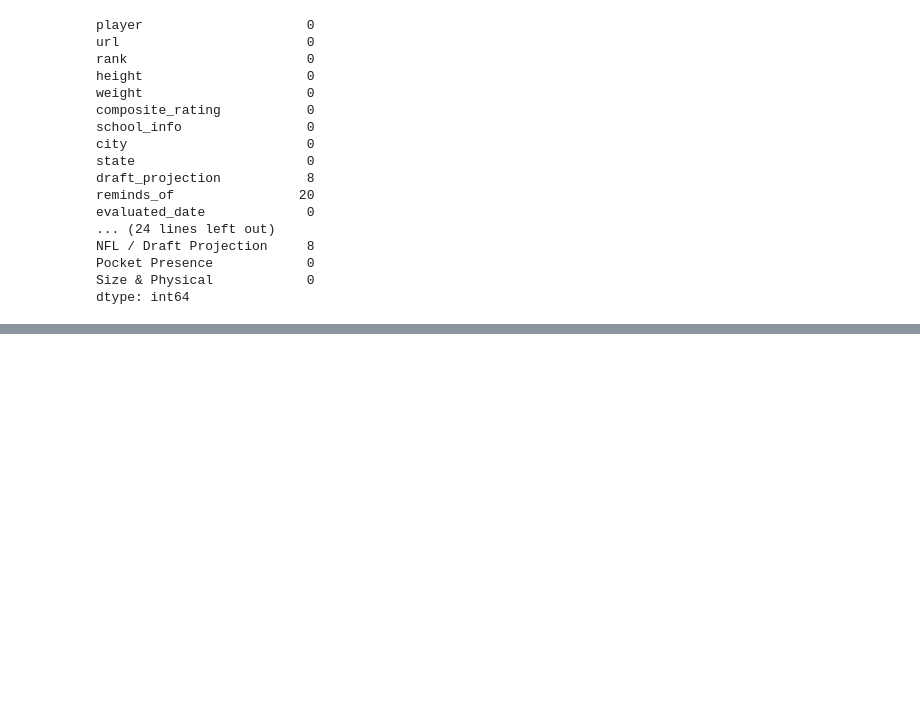
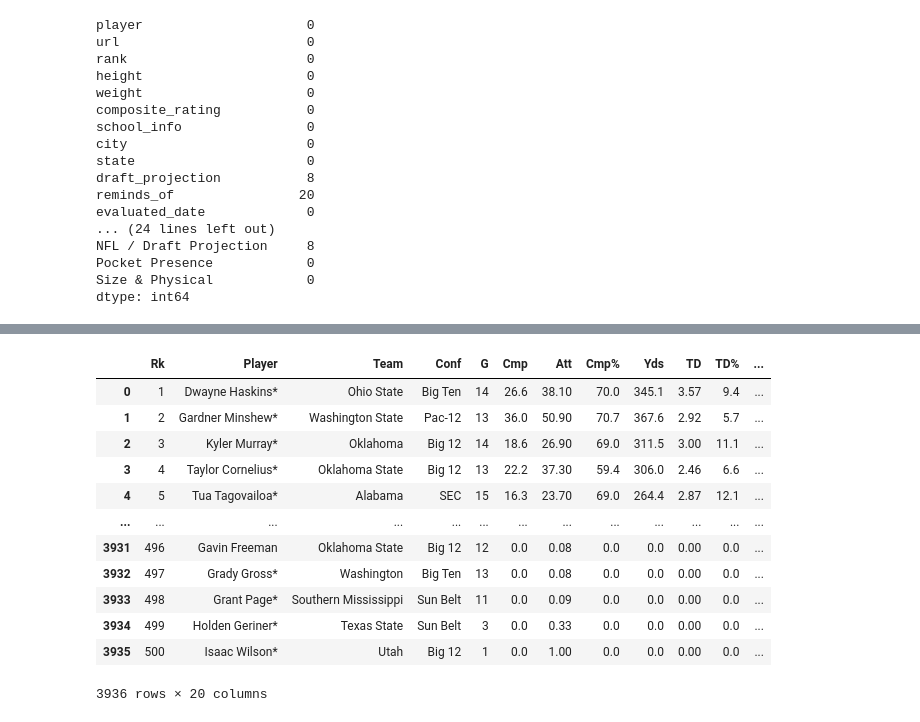
Before and after one commit to AJH456/Predicting_College_Football_Quarterback_Success, a Jupyter notebook: Code/Scouting_Report_Analysis.ipynb, the cells around one changed output, grey strips where cells are left out. Drawn from its saved outputs; the diff is of its cells as text; code cells hidden in the pictures; blank space fills up the shorter version.

```diff
--- a/Code/Scouting_Report_Analysis.ipynb
+++ b/Code/Scouting_Report_Analysis.ipynb
@@ -58,0 +62,18 @@ dtype: int64
+# %%
+qb_stats = pd.read_csv(r'../Data/player_stats_2018_2025.csv', encoding='latin1')
+# %%
+qb_stats
+# %% [output]
+|  | Rk | Player | Team | Conf | G | Cmp | Att | Cmp% | Yds | TD | TD% | ... |
+| 0 | 1 | Dwayne Haskins* | Ohio State | Big Ten | 14 | 26.6 | 38.10 | 70.0 | 345.1 | 3.57 | 9.4 | ... |
+| 1 | 2 | Gardner Minshew* | Washington State | Pac-12 | 13 | 36.0 | 50.90 | 70.7 | 367.6 | 2.92 | 5.7 | ... |
+| 2 | 3 | Kyler Murray* | Oklahoma | Big 12 | 14 | 18.6 | 26.90 | 69.0 | 311.5 | 3.00 | 11.1 | ... |
+| 3 | 4 | Taylor Cornelius* | Oklahoma State | Big 12 | 13 | 22.2 | 37.30 | 59.4 | 306.0 | 2.46 | 6.6 | ... |
+| 4 | 5 | Tua Tagovailoa* | Alabama | SEC | 15 | 16.3 | 23.70 | 69.0 | 264.4 | 2.87 | 12.1 | ... |
+| ... | ... | ... | ... | ... | ... | ... | ... | ... | ... | ... | ... | ... |
+| 3931 | 496 | Gavin Freeman | Oklahoma State | Big 12 | 12 | 0.0 | 0.08 | 0.0 | 0.0 | 0.00 | 0.0 | ... |
+| 3932 | 497 | Grady Gross* | Washington | Big Ten | 13 | 0.0 | 0.08 | 0.0 | 0.0 | 0.00 | 0.0 | ... |
+| 3933 | 498 | Grant Page* | Southern Mississippi | Sun Belt | 11 | 0.0 | 0.09 | 0.0 | 0.0 | 0.00 | 0.0 | ... |
+| 3934 | 499 | Holden Geriner* | Texas State | Sun Belt | 3 | 0.0 | 0.33 | 0.0 | 0.0 | 0.00 | 0.0 | ... |
+| 3935 | 500 | Isaac Wilson* | Utah | Big 12 | 1 | 0.0 | 1.00 | 0.0 | 0.0 | 0.00 | 0.0 | ... |
+3936 rows × 20 columns
```
Also changed, not shown: parts of 14 cells of this notebook.
